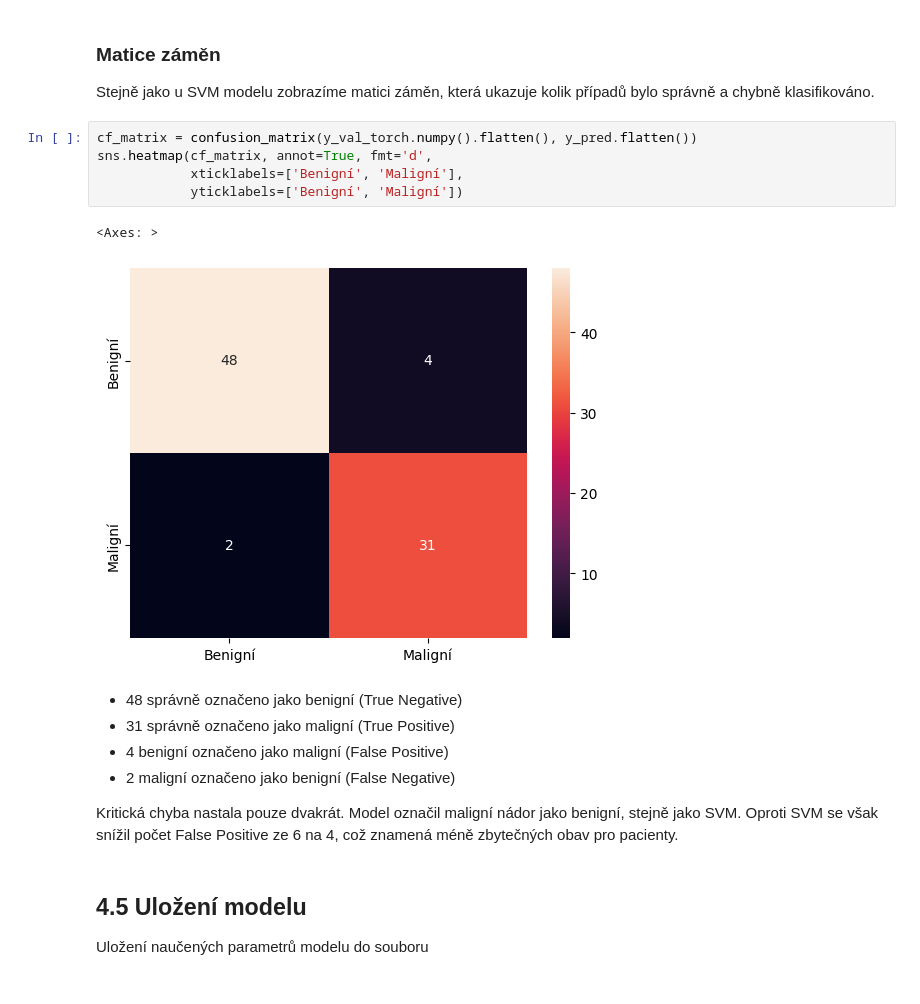
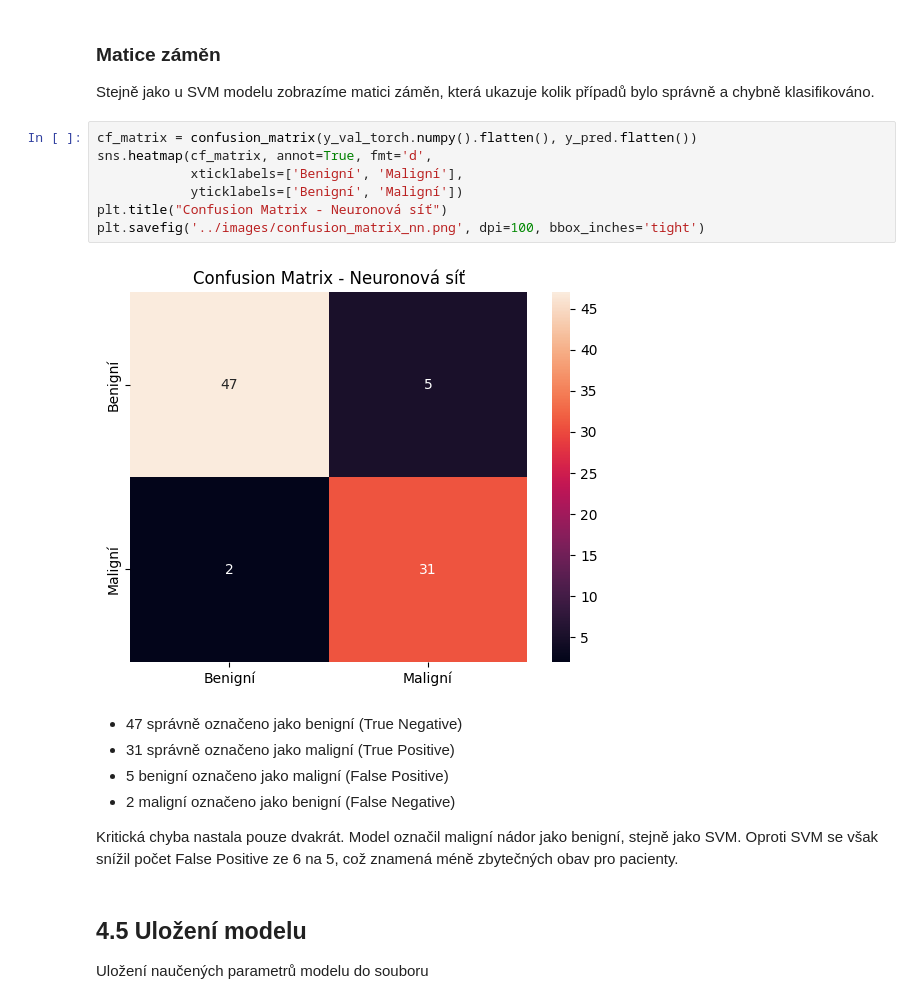
Before and after one commit to mirovisus/breast-cancer-project, a Jupyter notebook: notebooks/rakovina_prsou.ipynb, the cells around one changed output. Saved outputs shown, nothing was run; the diff lists cells and outputs as text.

```diff
--- a/notebooks/rakovina_prsou.ipynb
+++ b/notebooks/rakovina_prsou.ipynb
@@ -903,19 +919,20 @@ kolik případů bylo správně a chybně klasifikováno.
 # %%
 cf_matrix = confusion_matrix(y_val_torch.numpy().flatten(), y_pred.flatten())
 sns.heatmap(cf_matrix, annot=True, fmt='d',
             xticklabels=['Benigní', 'Maligní'],
             yticklabels=['Benigní', 'Maligní'])
+plt.title("Confusion Matrix - Neuronová síť")
+plt.savefig('../images/confusion_matrix_nn.png', dpi=100, bbox_inches='tight')
 # %% [output]
-<Axes: >
-[figure, old version]
+[figure, new version]
 # %% [markdown]
-- 48 správně označeno jako benigní (True Negative)
+- 47 správně označeno jako benigní (True Negative)
 - 31 správně označeno jako maligní (True Positive)
-- 4 benigní označeno jako maligní (False Positive)
+- 5 benigní označeno jako maligní (False Positive)
 - 2 maligní označeno jako benigní (False Negative)
 
 Kritická chyba nastala pouze dvakrát. Model označil maligní nádor jako benigní, stejně jako SVM.
-Oproti SVM se však snížil počet False Positive ze 6 na 4, což znamená méně zbytečných obav pro pacienty.
+Oproti SVM se však snížil počet False Positive ze 6 na 5, což znamená méně zbytečných obav pro pacienty.
 # %% [markdown]
 ## 4.5 Uložení modelu
 Uložení naučených parametrů modelu do souboru
```
Also changed, not shown: parts of 7 cells of this notebook, 8 other files.
